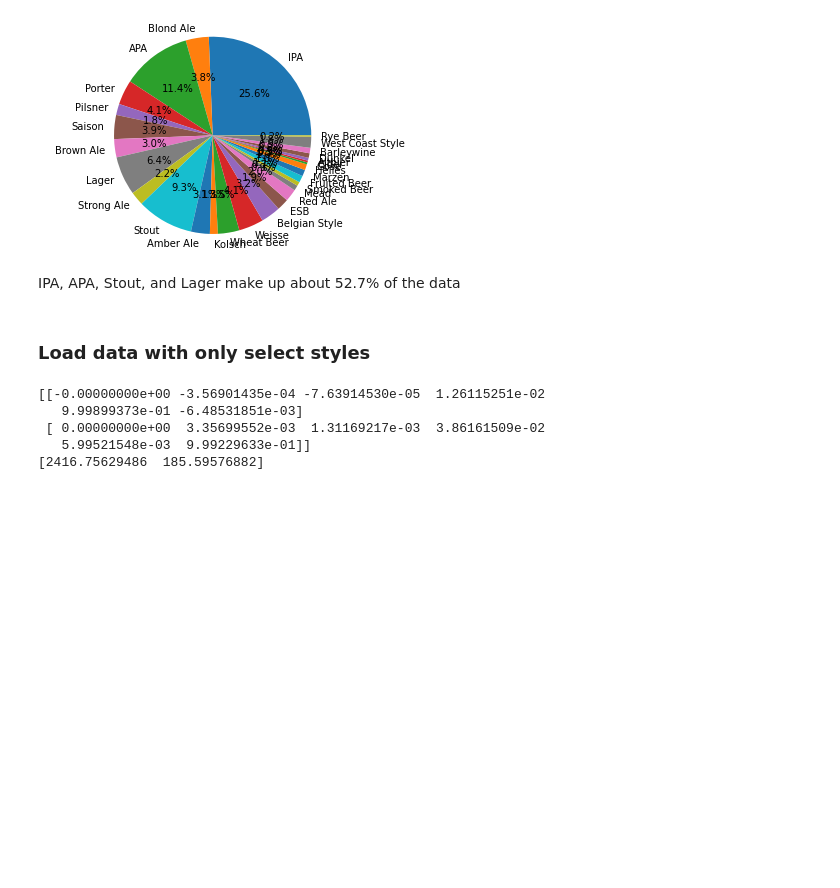
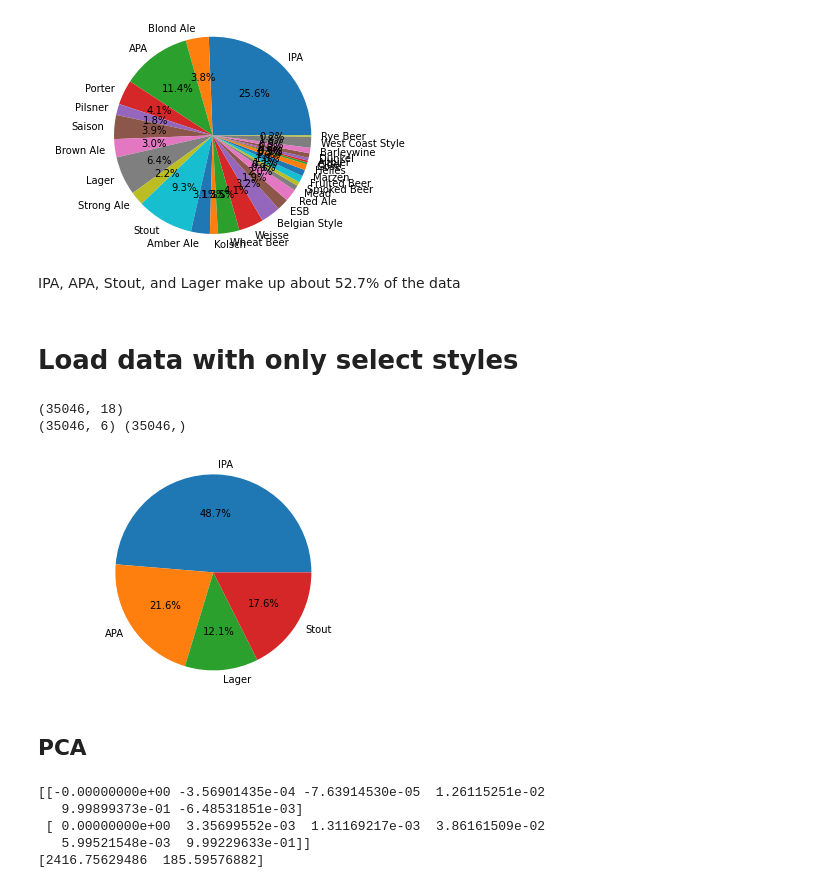
Before and after one commit to deanstu/ML_FinalProject, a Jupyter notebook: projectCode.ipynb, the cells around one changed output. Saved outputs shown, nothing was run; the diff lists cells and outputs as text; code cells hidden in the pictures; blank space fills up the shorter version.

```diff
--- a/projectCode.ipynb
+++ b/projectCode.ipynb
@@ -149,7 +150,7 @@ plt.show()
 # %% [markdown]
 IPA, APA, Stout, and Lager make up about 52.7% of the data
 # %% [markdown]
-### Load data with only select styles
+# Load data with only select styles
 # %%
 path = os.getcwd() + '/data/popularRecipeData.csv'
 
@@ -158,10 +159,30 @@ print(data2.shape)
 data2['ones'] = np.ones(data2.shape[0])
 X2 = data2[['ones', 'OG','FG','ABV','IBU','Color']].values
 y2 = data2[['StyleID']].values
-y_names = data2[['Style']].values #output more readable with names instead of number labels
+y2_names = data2[['Style']].values #output more readable with names instead of number labels
 y2 = y2.ravel()
-y_names = y_names.ravel()
+y2_names = y_names.ravel()
 print(X2.shape, y2.shape)
+# %% [output]
+(35046, 18)
+(35046, 6) (35046,)
+# %%
+styles = {}
+for beer in data2['Style']:
+        try:
+            styles[beer] += 1
+        except:
+            styles[beer] = 1
+
+fig1, ax1 = plt.subplots()
+ax1.pie(styles.values(), labels=styles.keys(),autopct='%1.1f%%')
+ax1.axis('equal')  # Equal aspect ratio ensures that pie is drawn as a circle.
+
+plt.show()
+# %% [output]
+[figure, added]
+# %% [markdown]
+## PCA
 # %%
 pca2 = PCA(n_components=2)
 pca2.fit(X2)
```
Also changed, not shown: parts of 35 cells of this notebook, 7 other files.
